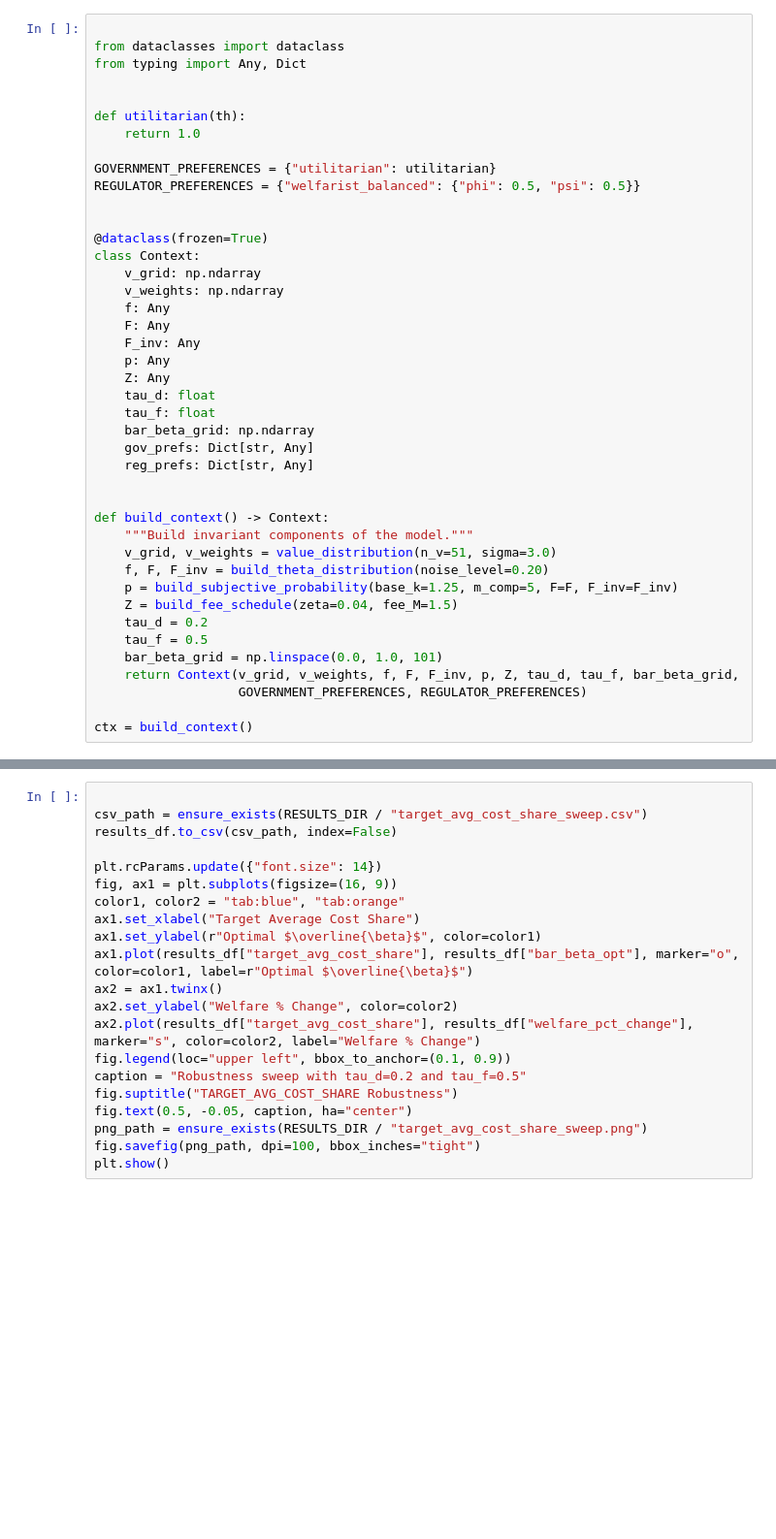
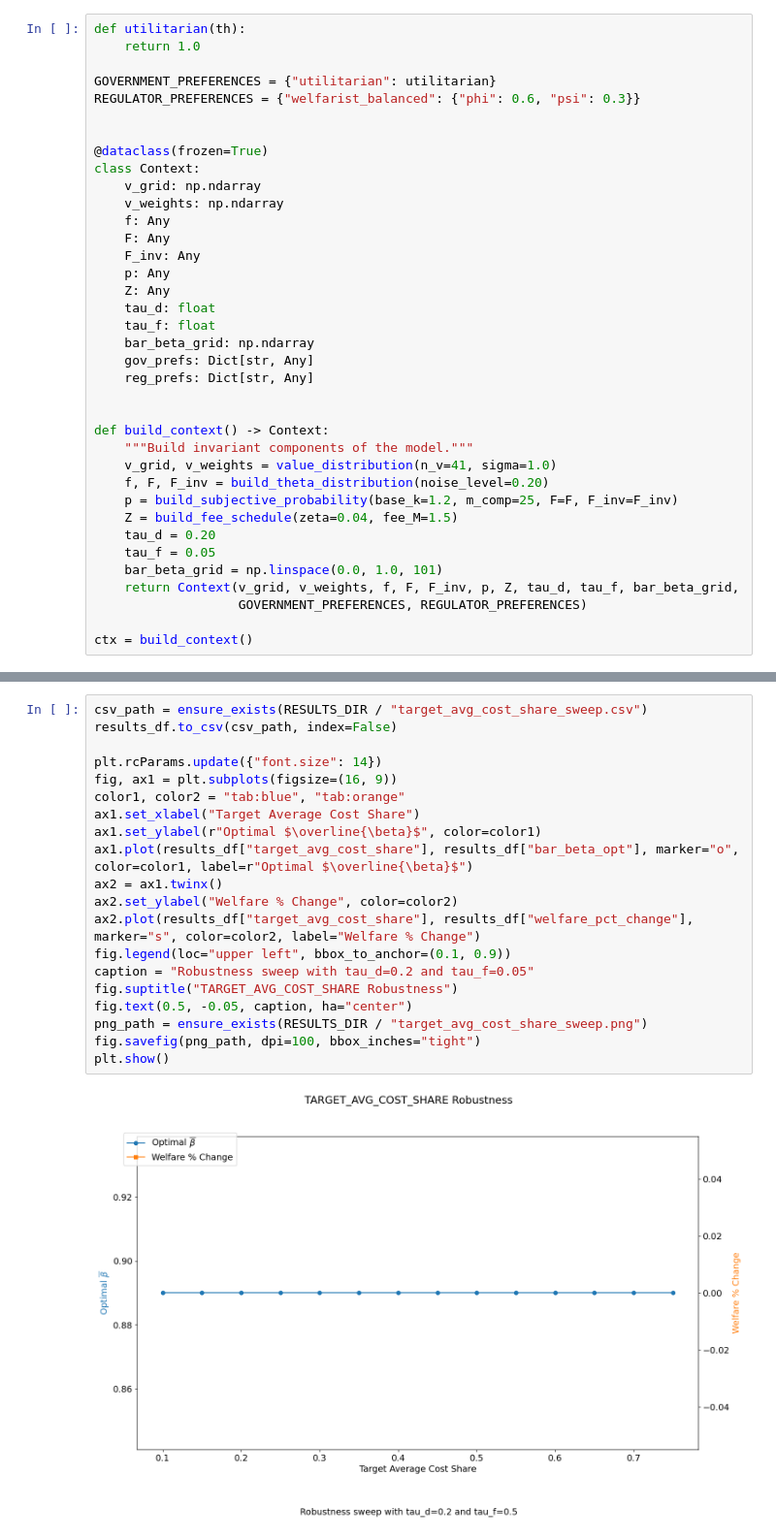
Before and after one commit to jesselabelle/optimal-ipr, a Jupyter notebook: notebooks/robustness/TARGET_AVG_COST_SHARE.ipynb, the cells around one changed output, grey strips where cells are left out. Shown: that part at 97% size. Cells and saved outputs as stored; diff of their text form; blank space fills up the shorter version.

Commit message:
Robustness

```diff
--- a/notebooks/robustness/TARGET_AVG_COST_SHARE.ipynb
+++ b/notebooks/robustness/TARGET_AVG_COST_SHARE.ipynb
@@ -35,14 +60,9 @@ def ensure_exists(path: Path) -> Path:
 # %%
-
-from dataclasses import dataclass
-from typing import Any, Dict
-
-
 def utilitarian(th):
     return 1.0
 
 GOVERNMENT_PREFERENCES = {"utilitarian": utilitarian}
-REGULATOR_PREFERENCES = {"welfarist_balanced": {"phi": 0.5, "psi": 0.5}}
+REGULATOR_PREFERENCES = {"welfarist_balanced": {"phi": 0.6, "psi": 0.3}}
 
 
 @dataclass(frozen=True)
@@ -63,12 +83,12 @@ class Context:
 
 def build_context() -> Context:
     """Build invariant components of the model."""
-    v_grid, v_weights = value_distribution(n_v=51, sigma=3.0)
+    v_grid, v_weights = value_distribution(n_v=41, sigma=1.0)
     f, F, F_inv = build_theta_distribution(noise_level=0.20)
-    p = build_subjective_probability(base_k=1.25, m_comp=5, F=F, F_inv=F_inv)
+    p = build_subjective_probability(base_k=1.2, m_comp=25, F=F, F_inv=F_inv)
     Z = build_fee_schedule(zeta=0.04, fee_M=1.5)
-    tau_d = 0.2
-    tau_f = 0.5
+    tau_d = 0.20
+    tau_f = 0.05
     bar_beta_grid = np.linspace(0.0, 1.0, 101)
     return Context(v_grid, v_weights, f, F, F_inv, p, Z, tau_d, tau_f, bar_beta_grid,
                    GOVERNMENT_PREFERENCES, REGULATOR_PREFERENCES)
@@ -122,24 +137,25 @@ results = Parallel(n_jobs=-1, backend="loky")(
 total_time = time() - start_time
 results_df = pd.DataFrame(results).sort_values("target_avg_cost_share").reset_index(drop=True)
 # %%
-
 csv_path = ensure_exists(RESULTS_DIR / "target_avg_cost_share_sweep.csv")
 results_df.to_csv(csv_path, index=False)
 
 plt.rcParams.update({"font.size": 14})
 fig, ax1 = plt.subplots(figsize=(16, 9))
 color1, color2 = "tab:blue", "tab:orange"
 ax1.set_xlabel("Target Average Cost Share")
 ax1.set_ylabel(r"Optimal $\overline{\beta}$", color=color1)
 ax1.plot(results_df["target_avg_cost_share"], results_df["bar_beta_opt"], marker="o", color=color1, label=r"Optimal $\overline{\beta}$")
 ax2 = ax1.twinx()
 ax2.set_ylabel("Welfare % Change", color=color2)
 ax2.plot(results_df["target_avg_cost_share"], results_df["welfare_pct_change"], marker="s", color=color2, label="Welfare % Change")
 fig.legend(loc="upper left", bbox_to_anchor=(0.1, 0.9))
-caption = "Robustness sweep with tau_d=0.2 and tau_f=0.5"
+caption = "Robustness sweep with tau_d=0.2 and tau_f=0.05"
 fig.suptitle("TARGET_AVG_COST_SHARE Robustness")
 fig.text(0.5, -0.05, caption, ha="center")
 png_path = ensure_exists(RESULTS_DIR / "target_avg_cost_share_sweep.png")
 fig.savefig(png_path, dpi=100, bbox_inches="tight")
 plt.show()
+# %% [output]
+[figure, added]
 # %%
```
Also changed, not shown: parts of 8 cells of this notebook, 3 other files.
